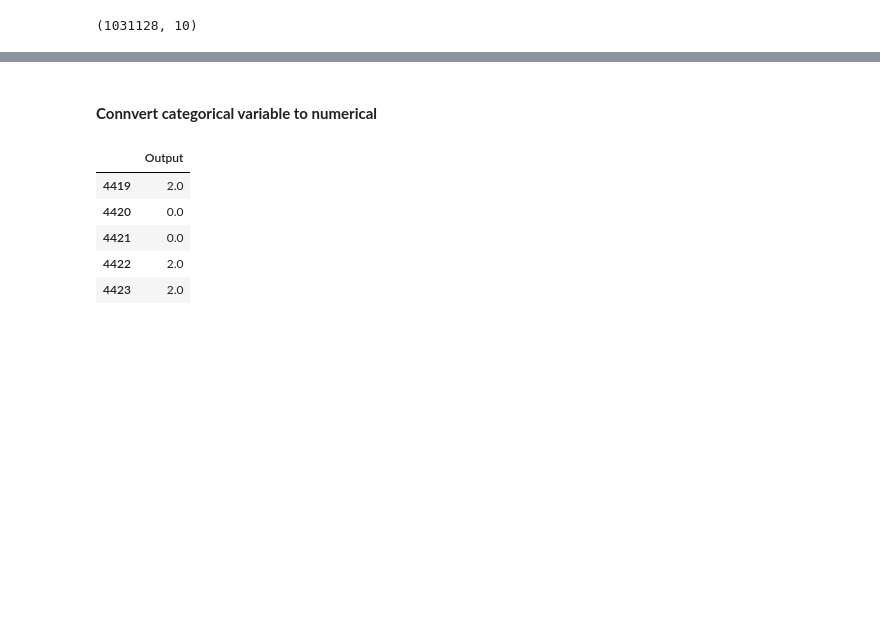
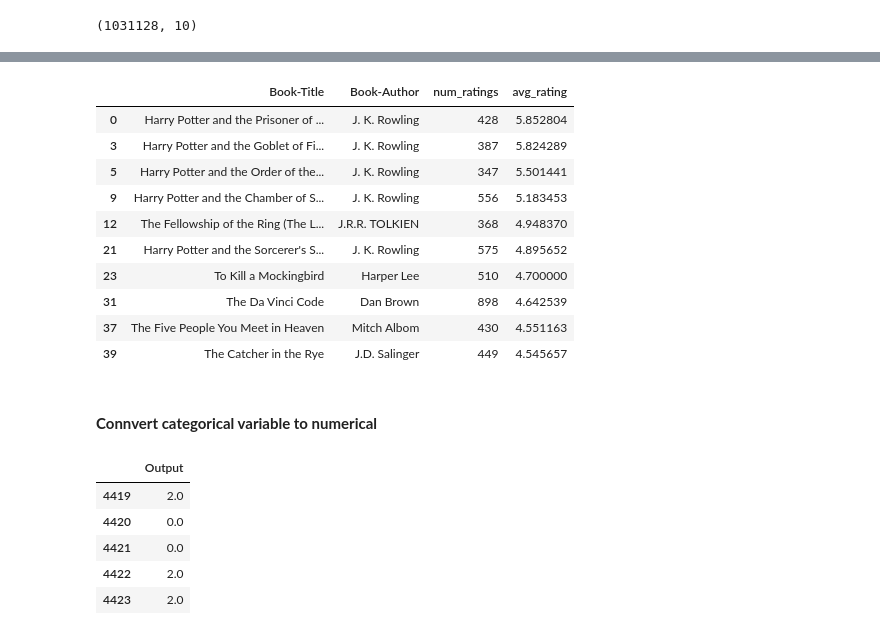
Before and after one commit to aninditadash/Introduction_to_machine_learning, a Jupyter notebook: recommendation_systems/Examples/Books_Recommendation_Systems.ipynb, the cells around one changed output, grey strips where cells are left out. Drawn from its saved outputs; the diff is of its cells as text; code cells hidden in the pictures; blank space fills up the shorter version.

```diff
--- a/recommendation_systems/Examples/Books_Recommendation_Systems.ipynb
+++ b/recommendation_systems/Examples/Books_Recommendation_Systems.ipynb
@@ -240,0 +241,4 @@ books_with_rating_df.head()
+# %%
+books_with_mean_rating_df = ratings_result.groupby('Book-Title').mean(numeric_only=True)['Book-Rating'].reset_index()
+books_with_mean_rating_df.rename(columns={"Book-Rating": "avg_rating"}, inplace=True)
+books_with_mean_rating_df
@@ -240,0 +259,3 @@ books_with_rating_df.head()
+# %%
+popular_df = pd.merge(books_with_rating_df, books_with_mean_rating_df, on="Book-Title")
+popular_df.head()
@@ -240,0 +269,3 @@ books_with_rating_df.head()
+# %%
+popular_df = popular_df[popular_df['num_ratings'] >= 300].sort_values('avg_rating', ascending=False)
+popular_df
@@ -241,3 +286,18 @@ books_with_rating_df.head()
+# %%
+popular_books_df = popular_df.merge(books_data, on="Book-Title").drop_duplicates("Book-Title")[['Book-Title', 'Book-Author', 'num_ratings', 'avg_rating']]
+popular_books_df.head(10)
+# %% [output]
+|  | Book-Title | Book-Author | num_ratings | avg_rating |
+| 0 | Harry Potter and the Prisoner of ... | J. K. Rowling | 428 | 5.852804 |
+| 3 | Harry Potter and the Goblet of Fi... | J. K. Rowling | 387 | 5.824289 |
+| 5 | Harry Potter and the Order of the... | J. K. Rowling | 347 | 5.501441 |
+| 9 | Harry Potter and the Chamber of S... | J. K. Rowling | 556 | 5.183453 |
+| 12 | The Fellowship of the Ring (The L... | J.R.R. TOLKIEN | 368 | 4.948370 |
+| 21 | Harry Potter and the Sorcerer's S... | J. K. Rowling | 575 | 4.895652 |
+| 23 | To Kill a Mockingbird | Harper Lee | 510 | 4.700000 |
+| 31 | The Da Vinci Code | Dan Brown | 898 | 4.642539 |
+| 37 | The Five People You Meet in Heaven | Mitch Albom | 430 | 4.551163 |
+| 39 | The Catcher in the Rye | J.D. Salinger | 449 | 4.545657 |
 # %% [markdown]
 #### __Connvert categorical variable to numerical__
 # %%
```
Also changed, not shown: parts of 5 cells of this notebook.
